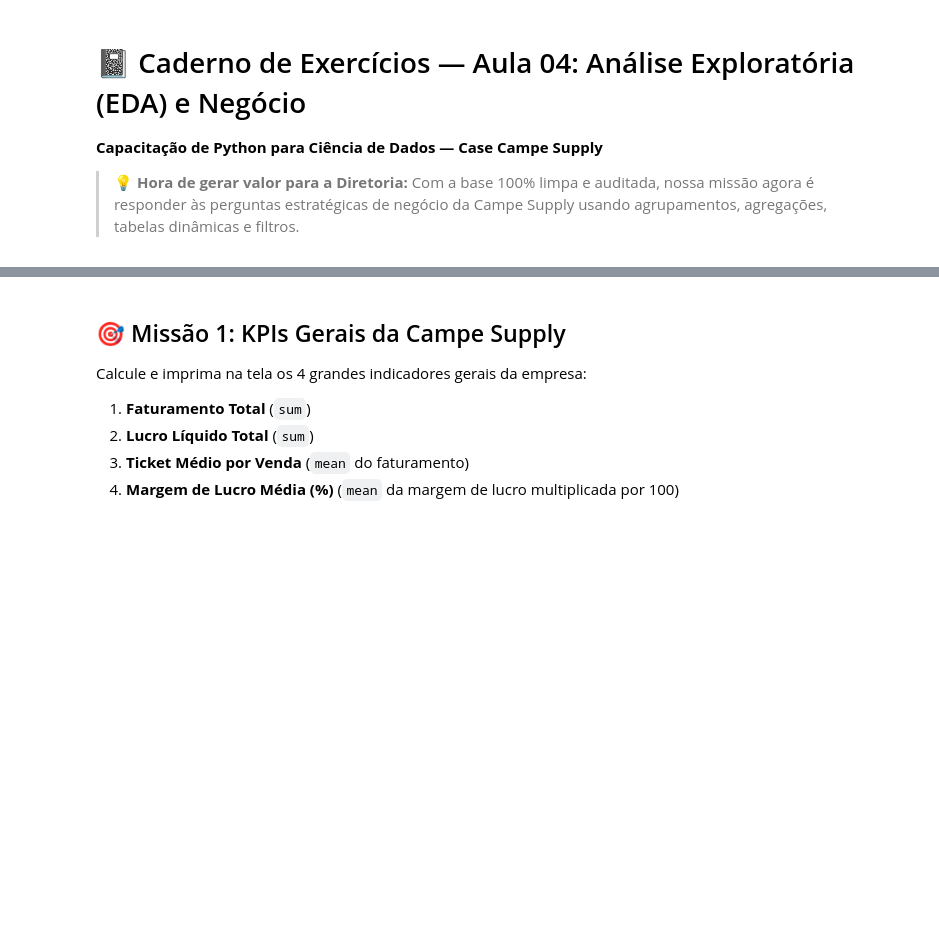
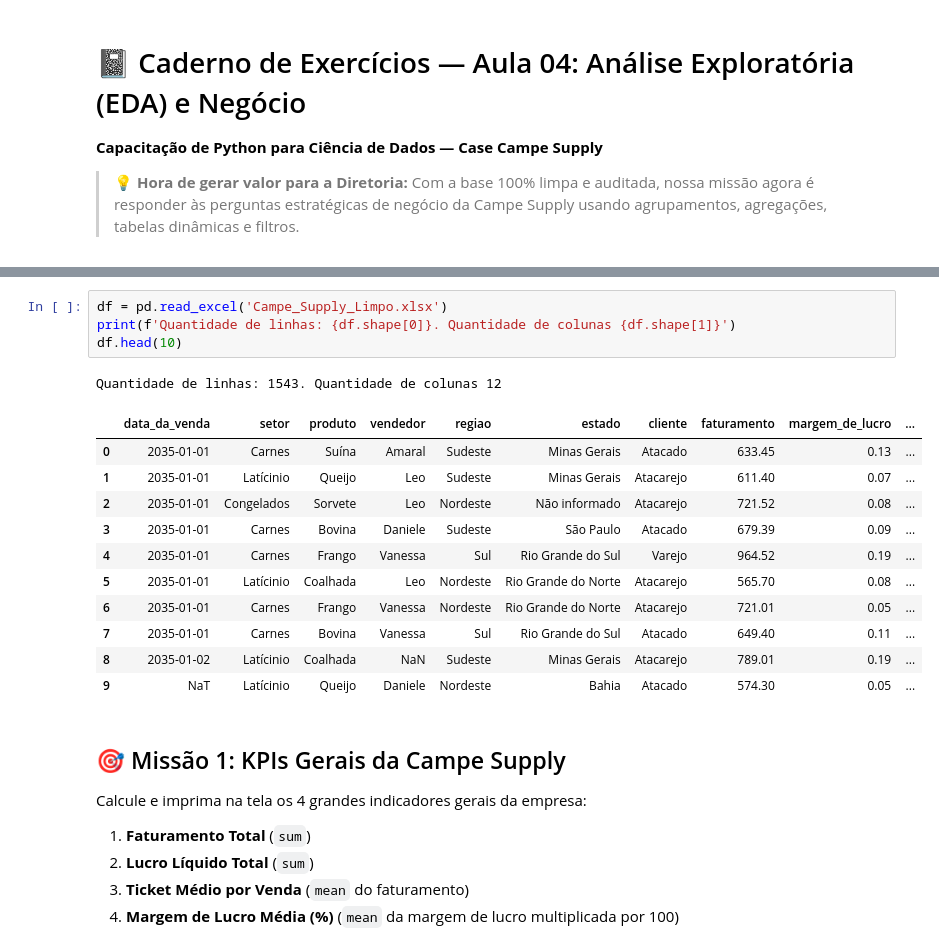
Before and after one commit to pedrolmf33/Semana_3_Capacitacao_Ciencia_de_Dados, a Jupyter notebook: Exercicios/Aula_04_Exercicios_Analise_Exploratoria_Negocio.ipynb, the cells around one changed output, grey strips where cells are left out. Drawn from its saved outputs; the diff is of its cells as text; blank space fills up the shorter version.

```diff
--- a/Exercicios/Aula_04_Exercicios_Analise_Exploratoria_Negocio.ipynb
+++ b/Exercicios/Aula_04_Exercicios_Analise_Exploratoria_Negocio.ipynb
@@ -53,3 +63,20 @@ print('Base limpa pronta para análise:', df.shape)
+# %%
+df = pd.read_excel('Campe_Supply_Limpo.xlsx')
+print(f'Quantidade de linhas: {df.shape[0]}. Quantidade de colunas {df.shape[1]}')
+df.head(10)
+# %% [output]
+Quantidade de linhas: 1543. Quantidade de colunas 12
+|  | data_da_venda | setor | produto | vendedor | regiao | estado | cliente | faturamento | margem_de_lucro | ... |
+| 0 | 2035-01-01 | Carnes | Suína | Amaral | Sudeste | Minas Gerais | Atacado | 633.45 | 0.13 | ... |
+| 1 | 2035-01-01 | Latícinio | Queijo | Leo | Sudeste | Minas Gerais | Atacarejo | 611.40 | 0.07 | ... |
+| 2 | 2035-01-01 | Congelados | Sorvete | Leo | Nordeste | Não informado | Atacarejo | 721.52 | 0.08 | ... |
+| 3 | 2035-01-01 | Carnes | Bovina | Daniele | Sudeste | São Paulo | Atacado | 679.39 | 0.09 | ... |
+| 4 | 2035-01-01 | Carnes | Frango | Vanessa | Sul | Rio Grande do Sul | Varejo | 964.52 | 0.19 | ... |
+| 5 | 2035-01-01 | Latícinio | Coalhada | Leo | Nordeste | Rio Grande do Norte | Atacarejo | 565.70 | 0.08 | ... |
+| 6 | 2035-01-01 | Carnes | Frango | Vanessa | Nordeste | Rio Grande do Norte | Atacarejo | 721.01 | 0.05 | ... |
+| 7 | 2035-01-01 | Carnes | Bovina | Vanessa | Sul | Rio Grande do Sul | Atacado | 649.40 | 0.11 | ... |
+| 8 | 2035-01-02 | Latícinio | Coalhada | NaN | Sudeste | Minas Gerais | Atacarejo | 789.01 | 0.19 | ... |
+| 9 | NaT | Latícinio | Queijo | Daniele | Nordeste | Bahia | Atacado | 574.30 | 0.05 | ... |
 # %% [markdown]
 ## 🎯 Missão 1: KPIs Gerais da Campe Supply
 Calcule e imprima na tela os 4 grandes indicadores gerais da empresa:
```
Also changed, not shown: parts of 9 cells of this notebook, 1 other file.
